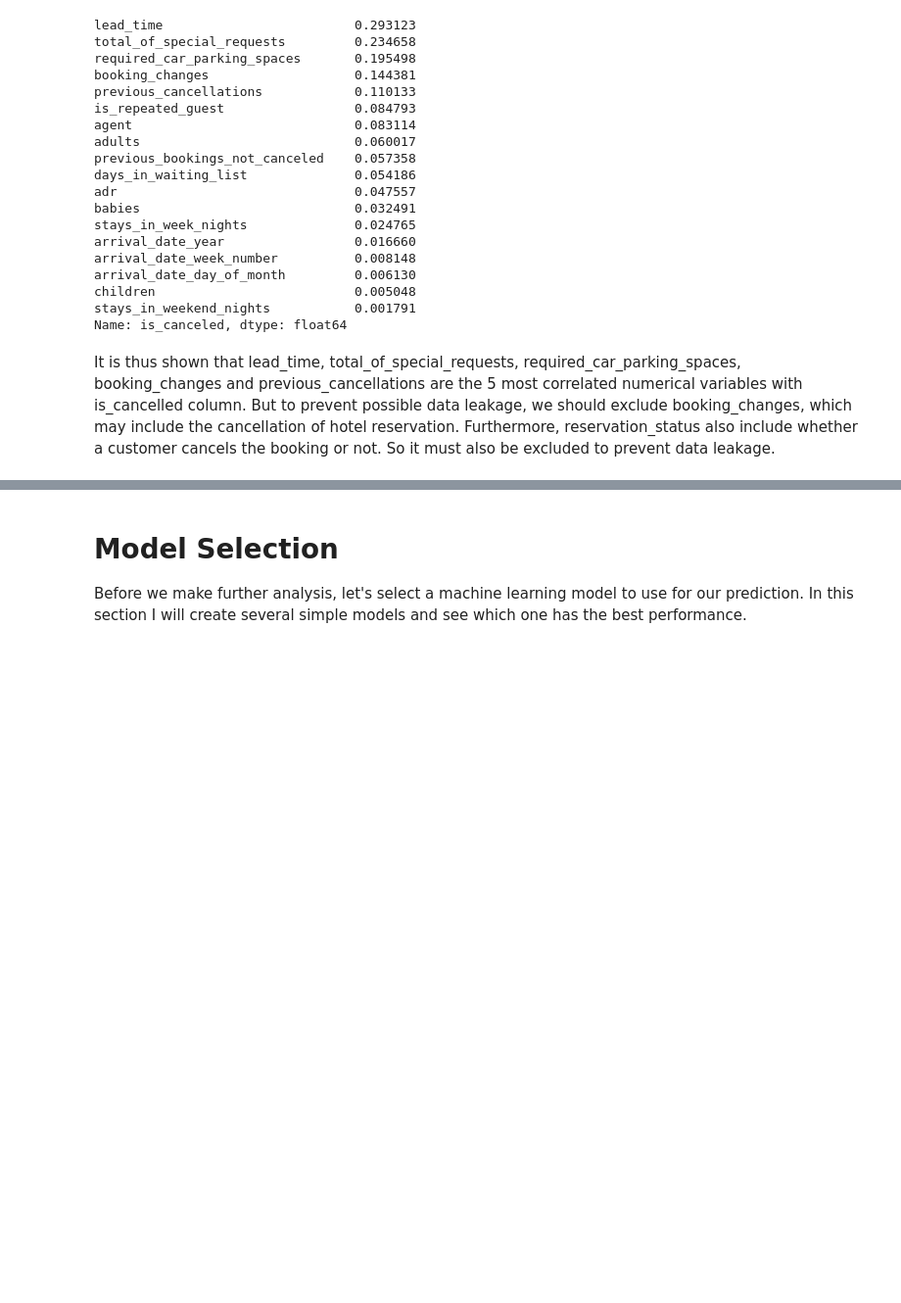
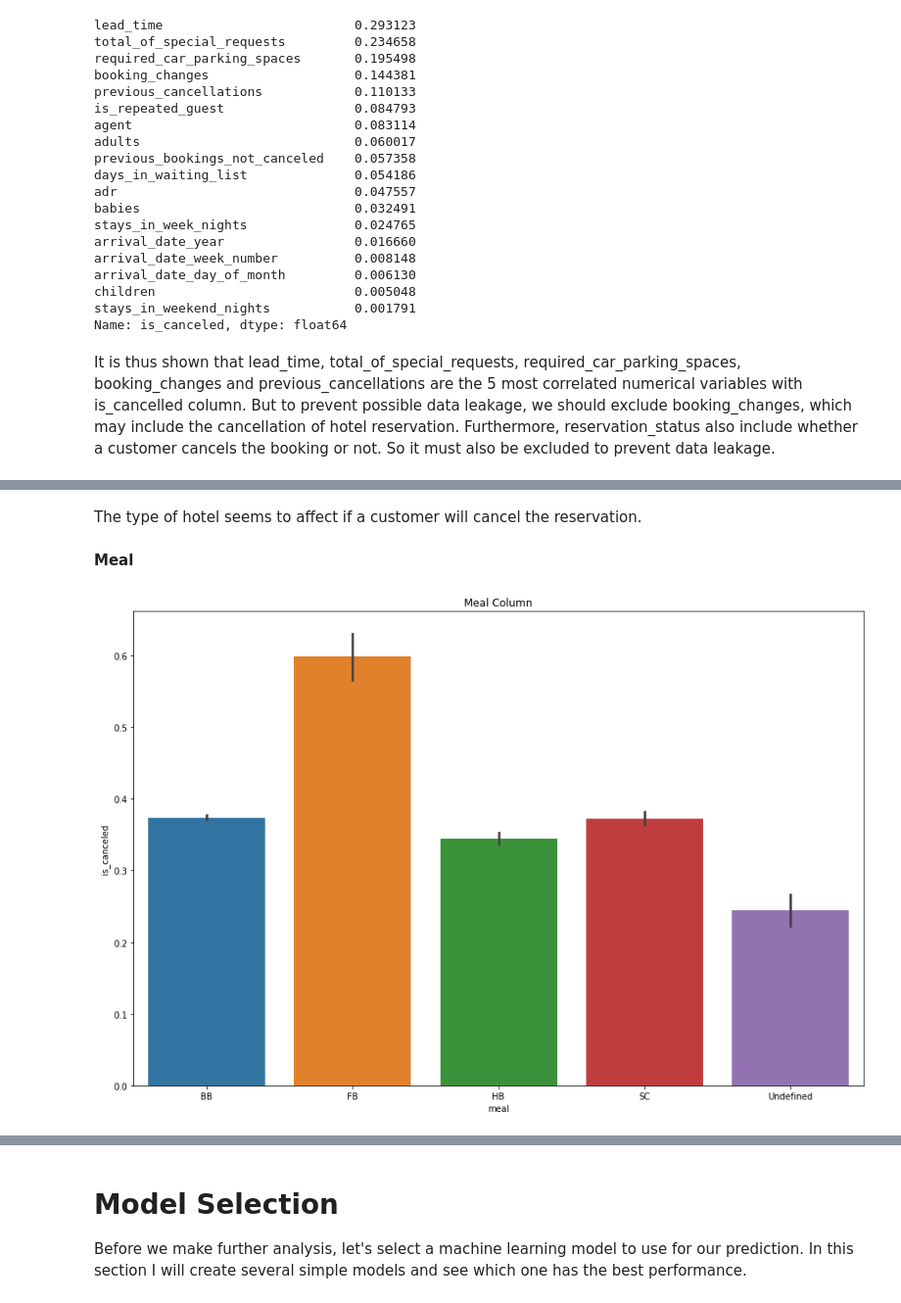
Before and after one commit to RandomY-2/Hotel_Reservation_Prediction, a Jupyter notebook: hotel-book-data-analysis.ipynb, the cells around one changed output, grey strips where cells are left out. Shown at 98% size. Drawn from its saved outputs; the diff is of its cells as text; code cells hidden in the pictures; blank space fills up the shorter version.

```diff
--- a/hotel-book-data-analysis.ipynb
+++ b/hotel-book-data-analysis.ipynb
@@ -363,0 +396,11 @@ It is thus shown that lead_time, total_of_special_requests, required_car_parking
+# %% [markdown]
+The type of hotel seems to affect if a customer will cancel the reservation.
+# %% [markdown]
+**Meal**
+# %%
+plt.figure(figsize=(15, 10))
+plt.title("Meal Column")
+sns.barplot(x=full_data['meal'], y=full_data['is_canceled'])
+plt.show()
+# %% [output]
+[figure, added]
```
Also changed, not shown: parts of 42 cells of this notebook, 2 other files.
